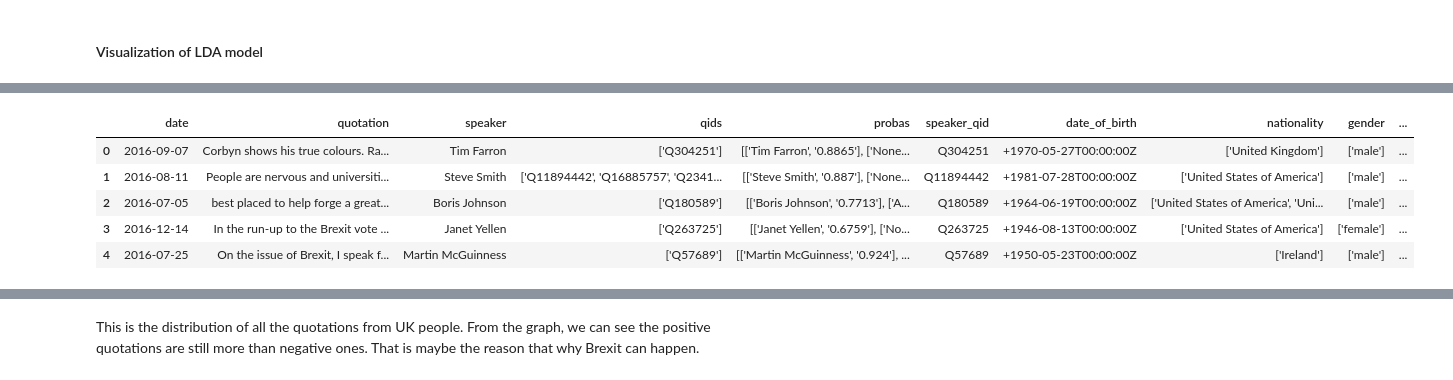
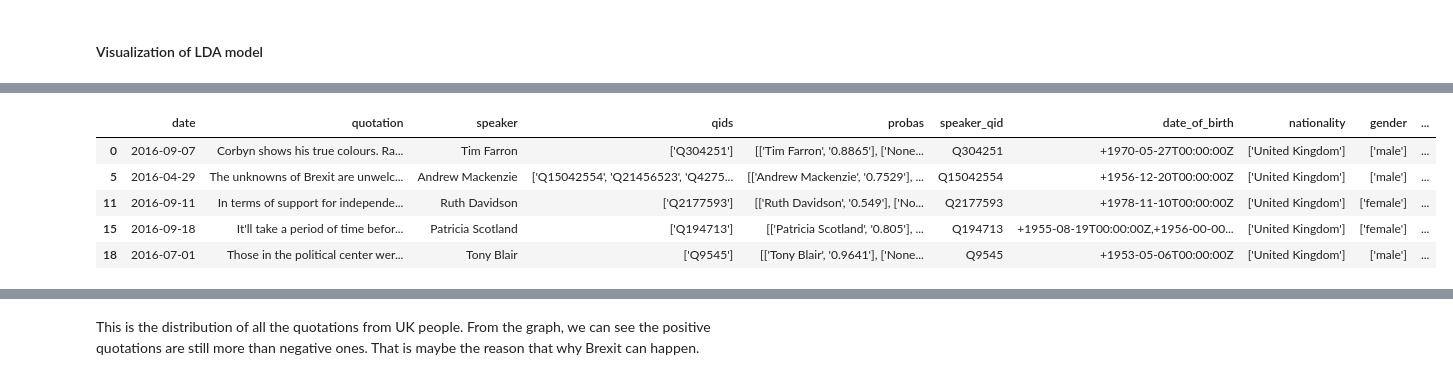
Before and after one commit to epfl-ada/ada-2021-project-skrw, a Jupyter notebook: Milestone_3.ipynb, the cells around one changed output, grey strips where cells are left out. Drawn from its saved outputs; the diff is of its cells as text; code cells hidden in the pictures.

```diff
--- a/Milestone_3.ipynb
+++ b/Milestone_3.ipynb
@@ -439,15 +447,10 @@ The Compound score is a metric that calculates the sum of all the lexicon rating
 # %%
-# applying sentiment analysis
-from nltk.sentiment.vader import SentimentIntensityAnalyzer
-#nltk.download('vader_lexicon')
-sentiment_analyzer = SentimentIntensityAnalyzer()
-
-df['sentiment_score'] = df["quotation"].apply(lambda x: sentiment_analyzer.polarity_scores(x)["compound"])
-df.head()
+uk_sentiment = pd.read_csv('./uk_people_sentiment_len_lt_512.csv.bz2', compression='bz2', sep=',',index_col=0)
+uk_sentiment.head()
 # %% [output]
 |  | date | quotation | speaker | qids | probas | speaker_qid | date_of_birth | nationality | gender | ... |
 | 0 | 2016-09-07 | Corbyn shows his true colours. Ra... | Tim Farron | ['Q304251'] | [['Tim Farron', '0.8865'], ['None... | Q304251 | +1970-05-27T00:00:00Z | ['United Kingdom'] | ['male'] | ... |
-| 1 | 2016-08-11 | People are nervous and universiti... | Steve Smith | ['Q11894442', 'Q16885757', 'Q2341... | [['Steve Smith', '0.887'], ['None... | Q11894442 | +1981-07-28T00:00:00Z | ['United States of America'] | ['male'] | ... |
-| 2 | 2016-07-05 | best placed to help forge a great... | Boris Johnson | ['Q180589'] | [['Boris Johnson', '0.7713'], ['A... | Q180589 | +1964-06-19T00:00:00Z | ['United States of America', 'Uni... | ['male'] | ... |
-| 3 | 2016-12-14 | In the run-up to the Brexit vote ... | Janet Yellen | ['Q263725'] | [['Janet Yellen', '0.6759'], ['No... | Q263725 | +1946-08-13T00:00:00Z | ['United States of America'] | ['female'] | ... |
-| 4 | 2016-07-25 | On the issue of Brexit, I speak f... | Martin McGuinness | ['Q57689'] | [['Martin McGuinness', '0.924'], ... | Q57689 | +1950-05-23T00:00:00Z | ['Ireland'] | ['male'] | ... |
+| 5 | 2016-04-29 | The unknowns of Brexit are unwelc... | Andrew Mackenzie | ['Q15042554', 'Q21456523', 'Q4275... | [['Andrew Mackenzie', '0.7529'], ... | Q15042554 | +1956-12-20T00:00:00Z | ['United Kingdom'] | ['male'] | ... |
+| 11 | 2016-09-11 | In terms of support for independe... | Ruth Davidson | ['Q2177593'] | [['Ruth Davidson', '0.549'], ['No... | Q2177593 | +1978-11-10T00:00:00Z | ['United Kingdom'] | ['female'] | ... |
+| 15 | 2016-09-18 | It'll take a period of time befor... | Patricia Scotland | ['Q194713'] | [['Patricia Scotland', '0.805'], ... | Q194713 | +1955-08-19T00:00:00Z,+1956-00-00... | ['United Kingdom'] | ['female'] | ... |
+| 18 | 2016-07-01 | Those in the political center wer... | Tony Blair | ['Q9545'] | [['Tony Blair', '0.9641'], ['None... | Q9545 | +1953-05-06T00:00:00Z | ['United Kingdom'] | ['male'] | ... |
```
Also changed, not shown: parts of 15 cells of this notebook, 1 other file.
